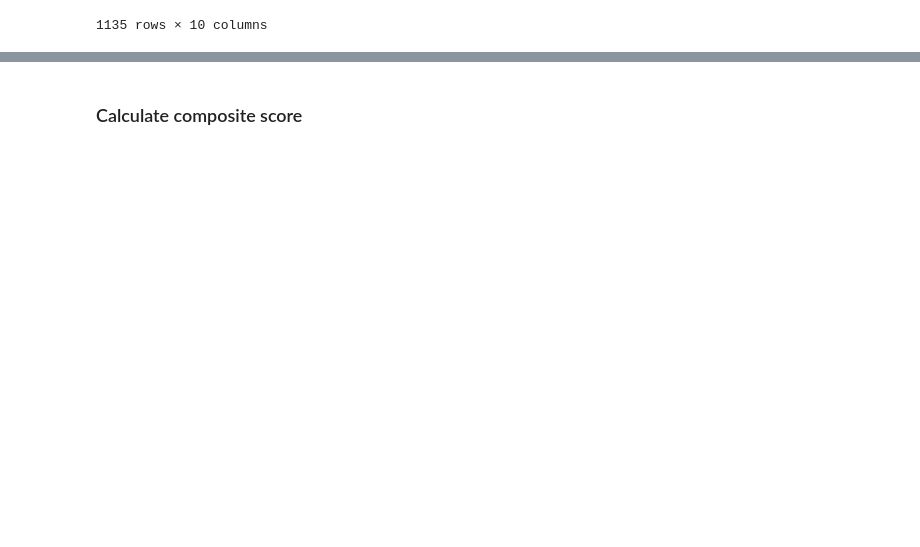
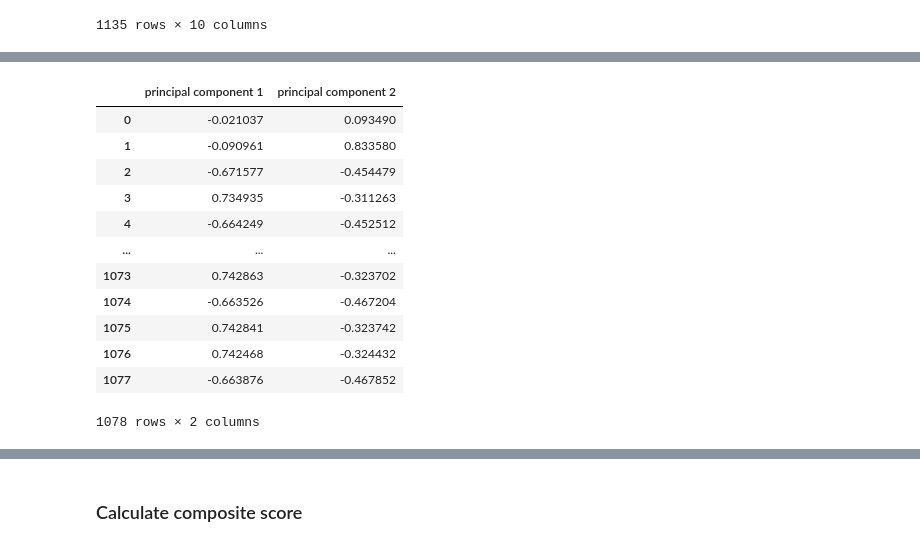
Before and after one commit to ZiyiyangWang/POM-ACO-Network-Evaluation, a Jupyter notebook: Composite Score.ipynb, the cells around one changed output, grey strips where cells are left out. Drawn from its saved outputs; the diff is of its cells as text; code cells hidden in the pictures; blank space fills up the shorter version.

```diff
--- a/Composite Score.ipynb
+++ b/Composite Score.ipynb
@@ -419,0 +461,27 @@ normalized_matrix
+# %%
+from sklearn.decomposition import PCA
+
+features = ['ENROLLMENT_TYPE_Aged', 'ENROLLMENT_TYPE_Aged-Dual', 'ENROLLMENT_TYPE_Disabled',
+            'ENROLLMENT_TYPE_ESRD', 'ENROLLMENT_TYPE_Unknown', 'BENE_CNT_NORM',
+            'AVR_RISK_SCORE_NORM', 'TOTAL_SPEND_NORMALIZED', 'EFFECTIVENESS_NORMALIZED']
+
+x = df_com_score.loc[:,features].values
+pca = PCA(n_components=2) # for simplicity, we're reducing data to 2 dimensions
+principalComponents = pca.fit_transform(x)
+principalDf = pd.DataFrame(data = principalComponents
+             , columns = ['principal component 1', 'principal component 2'])
+principalDf
+# %% [output]
+|  | principal component 1 | principal component 2 |
+| 0 | -0.021037 | 0.093490 |
+| 1 | -0.090961 | 0.833580 |
+| 2 | -0.671577 | -0.454479 |
+| 3 | 0.734935 | -0.311263 |
+| 4 | -0.664249 | -0.452512 |
+| ... | ... | ... |
+| 1073 | 0.742863 | -0.323702 |
+| 1074 | -0.663526 | -0.467204 |
+| 1075 | 0.742841 | -0.323742 |
+| 1076 | 0.742468 | -0.324432 |
+| 1077 | -0.663876 | -0.467852 |
+1078 rows × 2 columns
```
Also changed, not shown: parts of 16 cells of this notebook.
